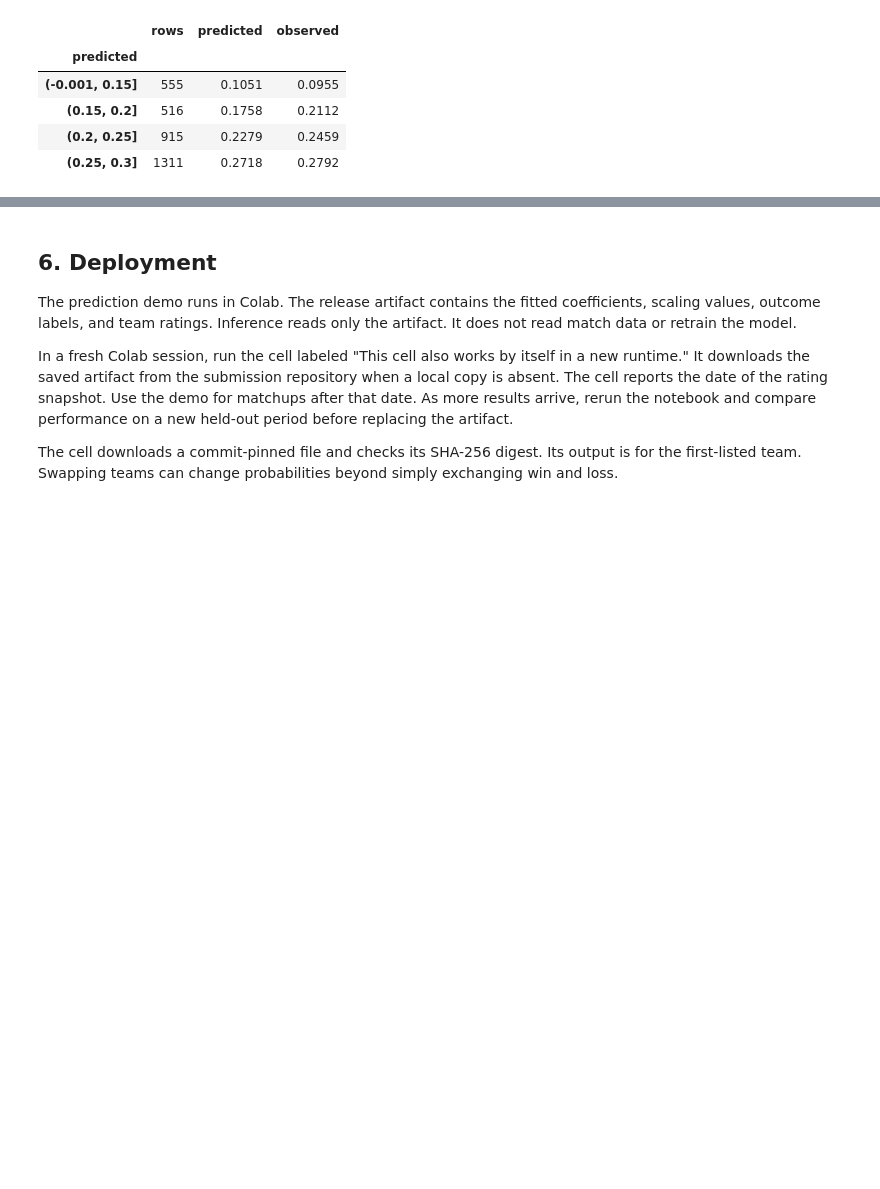
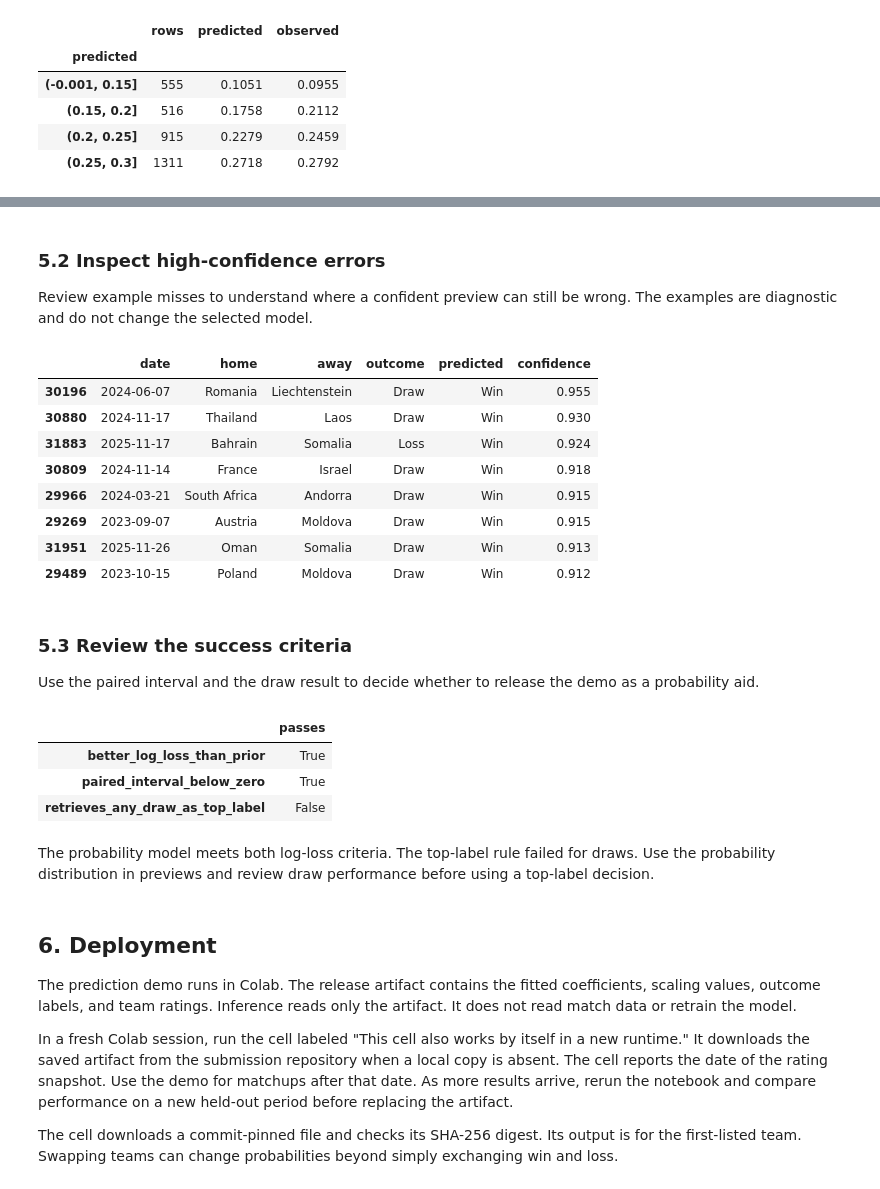
Before and after one commit to isaackimmi/cmpe255-data-mining-process, a Jupyter notebook: crisp-dm-soccer/notebook.ipynb, the cells around one changed output, grey strips where cells are left out. Saved outputs shown, nothing was run; the diff lists cells and outputs as text; code cells hidden in the pictures; blank space fills up the shorter version.

```diff
--- a/crisp-dm-soccer/notebook.ipynb
+++ b/crisp-dm-soccer/notebook.ipynb
@@ -307,3 +500,42 @@ Name: test_log_loss, dtype: float64
+# %% [markdown]
+### 5.2 Inspect high-confidence errors
+
+Review example misses to understand where a confident preview can still be wrong. The examples are diagnostic and do not change the selected model.
+# %%
+test_probability = model.predict_proba(test[FEATURES])
+error_examples = test[["date", "home", "away", "outcome"]].assign(
+    predicted=model.classes_[test_probability.argmax(axis=1)],
+    confidence=test_probability.max(axis=1),
+)
+display(error_examples.loc[error_examples.predicted.ne(error_examples.outcome)].nlargest(8, "confidence").round(3))
+# %% [output]
+|  | date | home | away | outcome | predicted | confidence |
+| 30196 | 2024-06-07 | Romania | Liechtenstein | Draw | Win | 0.955 |
+| 30880 | 2024-11-17 | Thailand | Laos | Draw | Win | 0.930 |
+| 31883 | 2025-11-17 | Bahrain | Somalia | Loss | Win | 0.924 |
+| 30809 | 2024-11-14 | France | Israel | Draw | Win | 0.918 |
+| 29966 | 2024-03-21 | South Africa | Andorra | Draw | Win | 0.915 |
+| 29269 | 2023-09-07 | Austria | Moldova | Draw | Win | 0.915 |
+| 31951 | 2025-11-26 | Oman | Somalia | Draw | Win | 0.913 |
+| 29489 | 2023-10-15 | Poland | Moldova | Draw | Win | 0.912 |
+# %% [markdown]
+### 5.3 Review the success criteria
+
+Use the paired interval and the draw result to decide whether to release the demo as a probability aid.
+# %%
+review = pd.Series({
+    "better_log_loss_than_prior": loss_difference.mean() < 0,
+    "paired_interval_below_zero": paired_interval[1] < 0,
+    "retrieves_any_draw_as_top_label": matrix[draw_row, draw_row] > 0,
+})
+display(review.to_frame("passes"))
+# %% [output]
+|  | passes |
+| better_log_loss_than_prior | True |
+| paired_interval_below_zero | True |
+| retrieves_any_draw_as_top_label | False |
+# %% [markdown]
+The probability model meets both log-loss criteria. The top-label rule failed for draws. Use the probability distribution in previews and review draw performance before using a top-label decision.
 # %% [markdown]
 ## 6. Deployment
 
```
Also changed, not shown: parts of 25 cells of this notebook, 4 other files.
